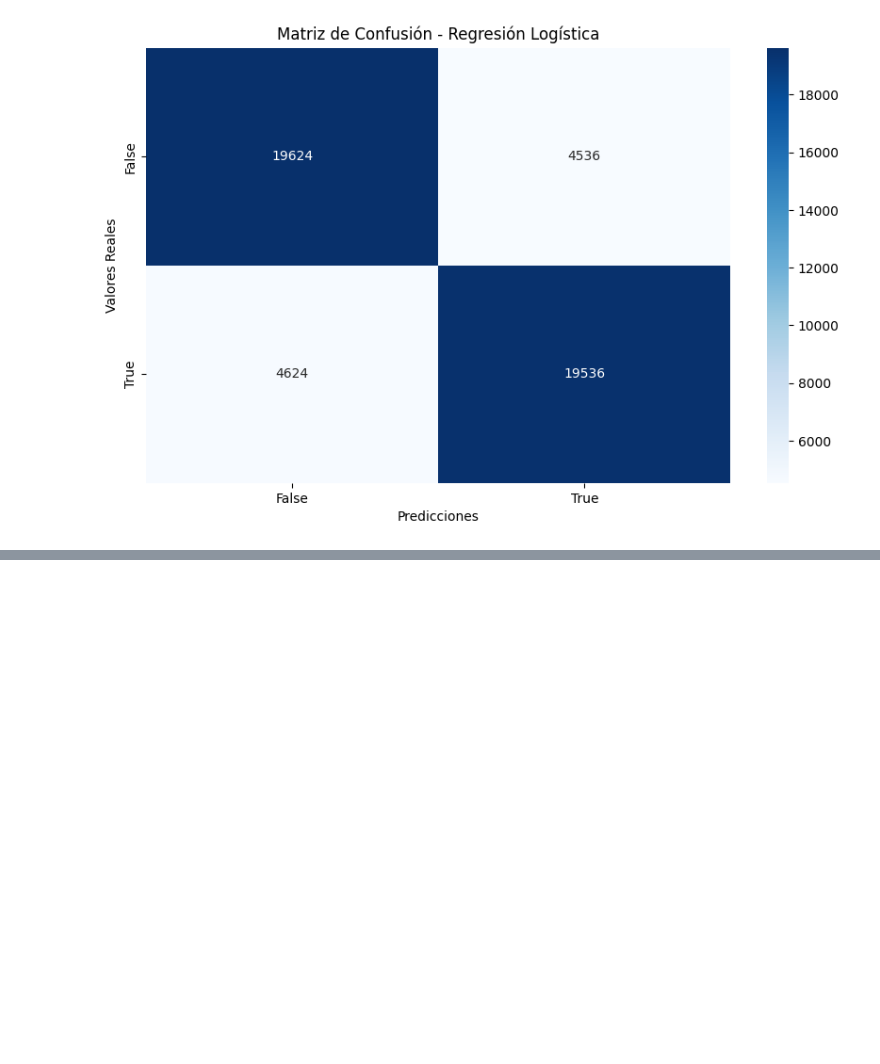
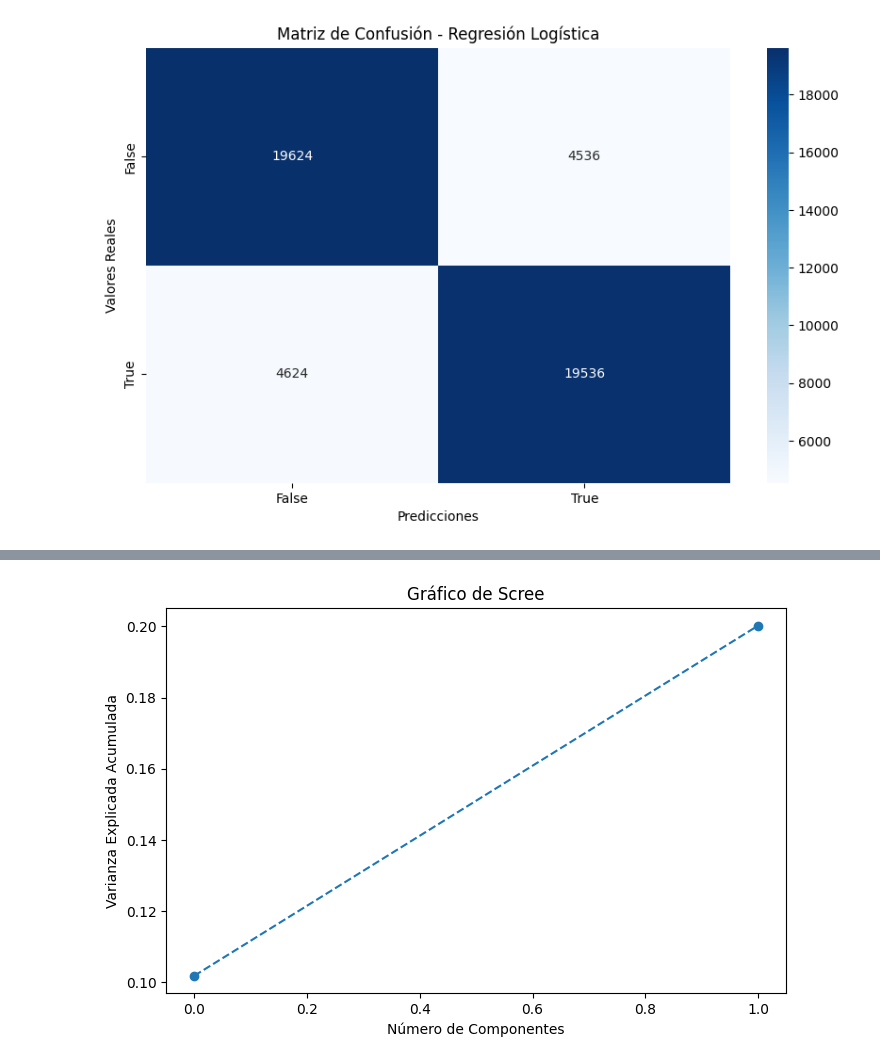
Before and after one commit to daneelsan/INF648-Project, a Jupyter notebook: notebooks/entregable-03-grupo-01.ipynb, the cells around one changed output, grey strips where cells are left out. Saved outputs shown, nothing was run; the diff lists cells and outputs as text; code cells hidden in the pictures; blank space fills up the shorter version.

```diff
--- a/notebooks/entregable-03-grupo-01.ipynb
+++ b/notebooks/entregable-03-grupo-01.ipynb
@@ -37,8 +40,9 @@ warnings.filterwarnings("ignore")
 #In: MCSoC: 9th International Symposium on Embedded Multicore/Many-core Systems-on-Chip. IEEE, 2015
 #(http://ieeexplore.ieee.org/document/7328205/)
 
-dataset = pd.read_csv('https://raw.githubusercontent.com/daneelsan/INF648-Project/main/dataset/sgemm_product.csv');
-dataset.head()
+raw_data_url = 'https://raw.githubusercontent.com/daneelsan/INF648-Project/main/dataset/sgemm_product.csv'
+raw_data = pd.read_csv(raw_data_url);
+raw_data.head()
 # %% [output]
 |  | MWG | NWG | KWG | MDIMC | NDIMC | MDIMA | NDIMB | KWI | VWM | VWN | STRM | ... |
 | 0 | 16 | 16 | 16 | 8 | 8 | 8 | 8 | 2 | 1 | 1 | 0 | ... |
@@ -366,0 +398,10 @@ plt.show()
+# %%
+# Gráfico de scree plot
+plt.figure(figsize=(8, 5))
+plt.plot(np.cumsum(pca.explained_variance_ratio_), marker='o', linestyle='--')
+plt.xlabel('Número de Componentes')
+plt.ylabel('Varianza Explicada Acumulada')
+plt.title('Gráfico de Scree')
+plt.show()
+# %% [output]
+[figure, added]
```
Also changed, not shown: parts of 31 cells of this notebook.
